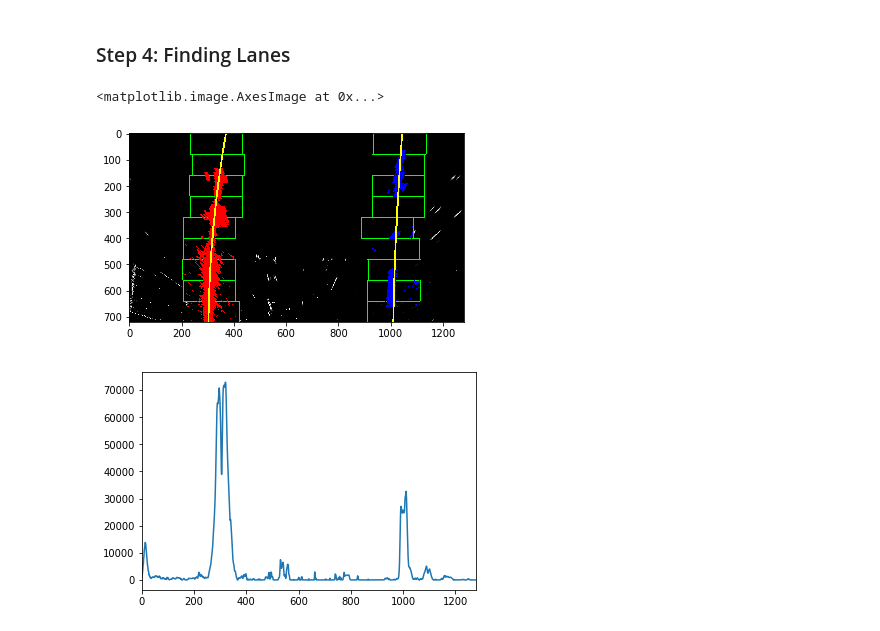
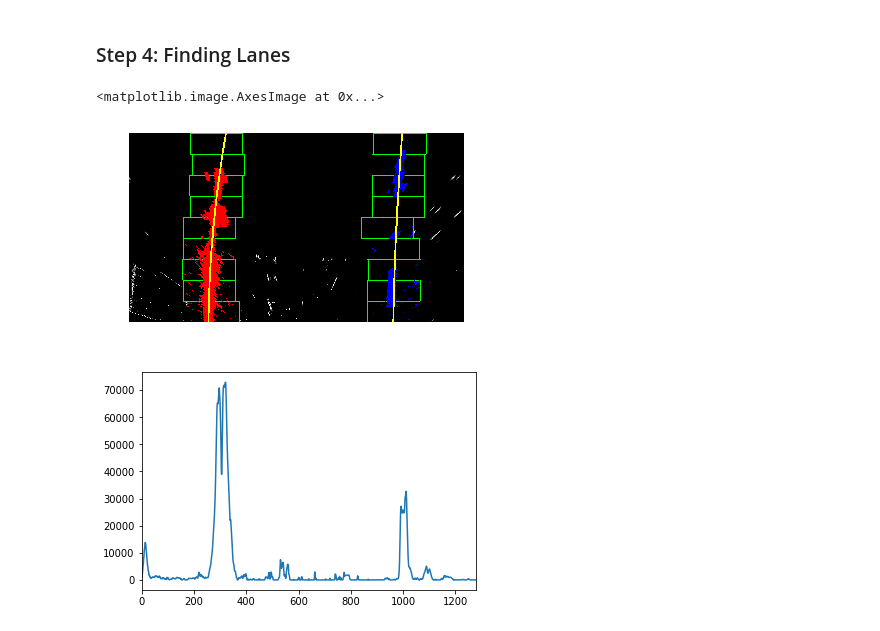
Before and after one commit to aboerzel/Advanced-Lane-Finding, a Jupyter notebook: AdvancedLaneFinding.ipynb, the cells around one changed output. Saved outputs shown, nothing was run; the diff lists cells and outputs as text; code cells hidden in the pictures.

```diff
--- a/AdvancedLaneFinding.ipynb
+++ b/AdvancedLaneFinding.ipynb
@@ -324,34 +326,35 @@ def blind_search(binary_warped):
     ploty = np.linspace(0, binary_warped.shape[0] - 1, binary_warped.shape[0])
     try:
         left_fitx = left_fit[0] * ploty ** 2 + left_fit[1] * ploty + left_fit[2]
         right_fitx = right_fit[0] * ploty ** 2 + right_fit[1] * ploty + right_fit[2]
     except TypeError:
         # Avoids an error if `left` and `right_fit` are still none or incorrect
         print('The function failed to fit a line!')
         left_fitx = 1 * ploty ** 2 + 1 * ploty
         right_fitx = 1 * ploty ** 2 + 1 * ploty
 
     ## Visualization ##
     # Colors in the left and right lane regions
     out_img[lefty, leftx] = [255, 0, 0]
     out_img[righty, rightx] = [0, 0, 255]
 
     # Plots the left and right polynomials on the lane lines
     pts = np.array(list(zip(list(left_fitx), list(ploty))), np.int32).reshape((-1, 1, 2))
     cv2.polylines(out_img, pts, True, (255, 255, 0), thickness=5)
     pts = np.array(list(zip(list(right_fitx), list(ploty))), np.int32).reshape((-1, 1, 2))
     cv2.polylines(out_img, pts, True, (255, 255, 0), thickness=5)
 
     return out_img, left_fit, right_fit
 
 binary_image = get_binary_image(test_image)
 binary_warped = warp(binary_image)
 out_img, left_fit, right_fit = blind_search(binary_warped)
 save_output_image(out_img, 'binary_warped_sliding_window.jpg')
+plt.axis('off')
 plt.imshow(out_img)
 # %% [output]
 <matplotlib.image.AxesImage at 0x...>
-[figure, old version]
+[figure, new version]
 # %%
 histogram = np.sum(binary_warped[binary_warped.shape[0] // 2:, :], axis=0)
 plt.plot(histogram)
```
Also changed, not shown: parts of 11 cells of this notebook.
